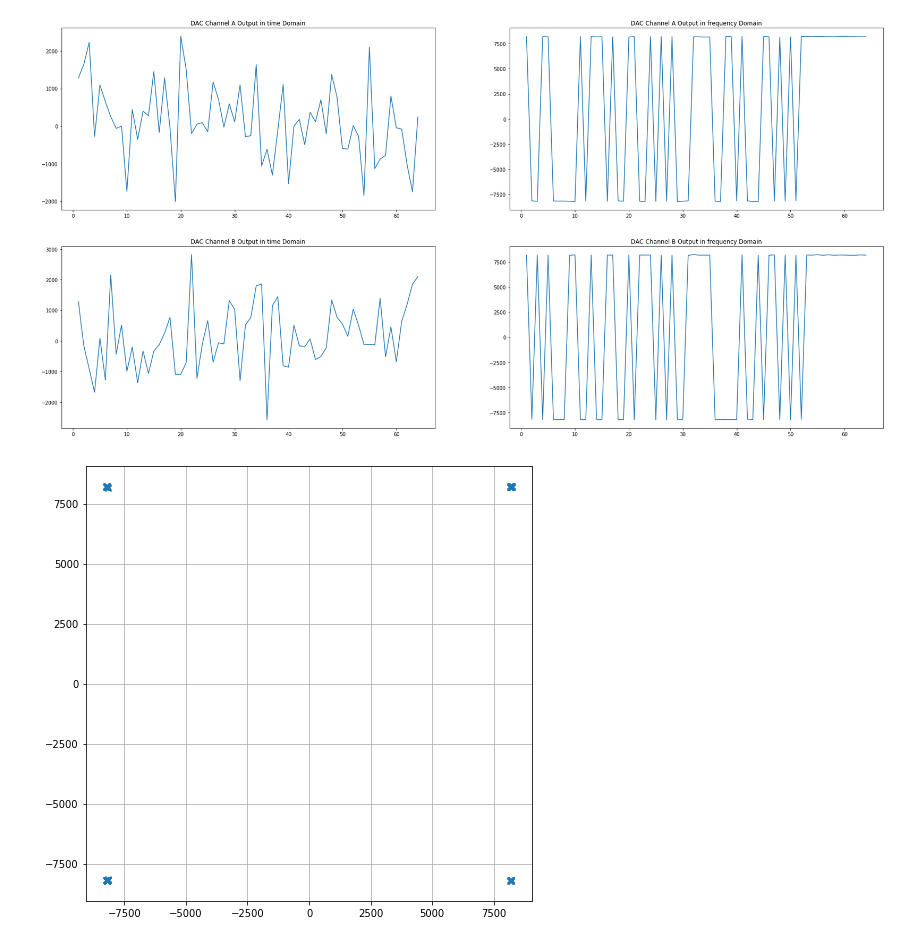
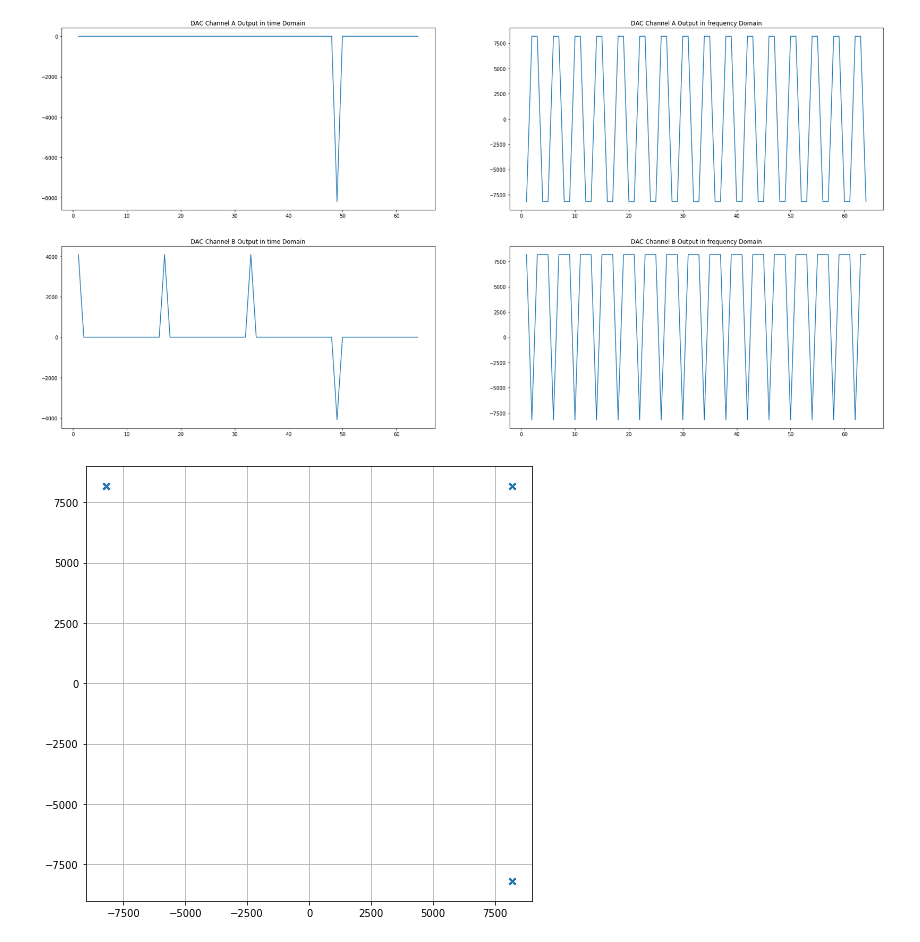
Before and after one commit to CNLHC/DigiC-Transiver, a Jupyter notebook: pyscripts/plotReceiverADInput.ipynb, the cells around one changed output. Saved outputs shown, nothing was run; the diff lists cells and outputs as text; code cells hidden in the pictures.

```diff
--- a/pyscripts/plotReceiverADInput.ipynb
+++ b/pyscripts/plotReceiverADInput.ipynb
@@ -9,8 +9,9 @@ import csv
 import CommonScript as cs
 import matplotlib.animation as animation
 from bitstring import BitArray
+signalTapCsvPath = 'C:\\spec\\all07.csv'
 # %%
-dumper=signaltapCsvDumper('../stp1.csv')
+dumper=signaltapCsvDumper(signalTapCsvPath)
 dumper.dumpSession(signalPattern=["DA\[(\d+)\]","DB\[(\d+)\]"],condition="active-high",validPattern=["ofdmdaccontrol|asi_in0_valid"],outputName="TransiverDAOutput",unsigned=True)
 with open('./TransiverDAOutput.csv','r') as fp:
     csvBuffer=list(csv.reader(fp))
@@ -51,5 +52,5 @@ sendData = int(demodOut,2)
-[figure, old version]
+[figure, new version]
-[figure, old version]
+[figure, new version]
 # %%
 def symbolSync(series):
     accu_flag=0
```
Also changed, not shown: parts of 5 cells of this notebook, 25 other files.
